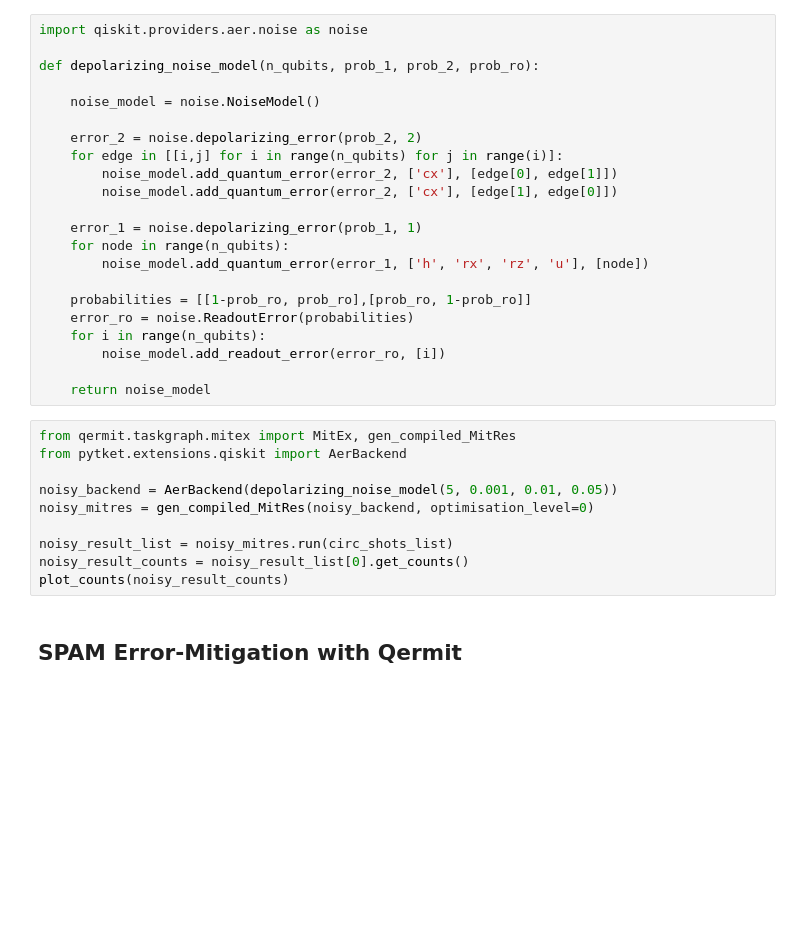
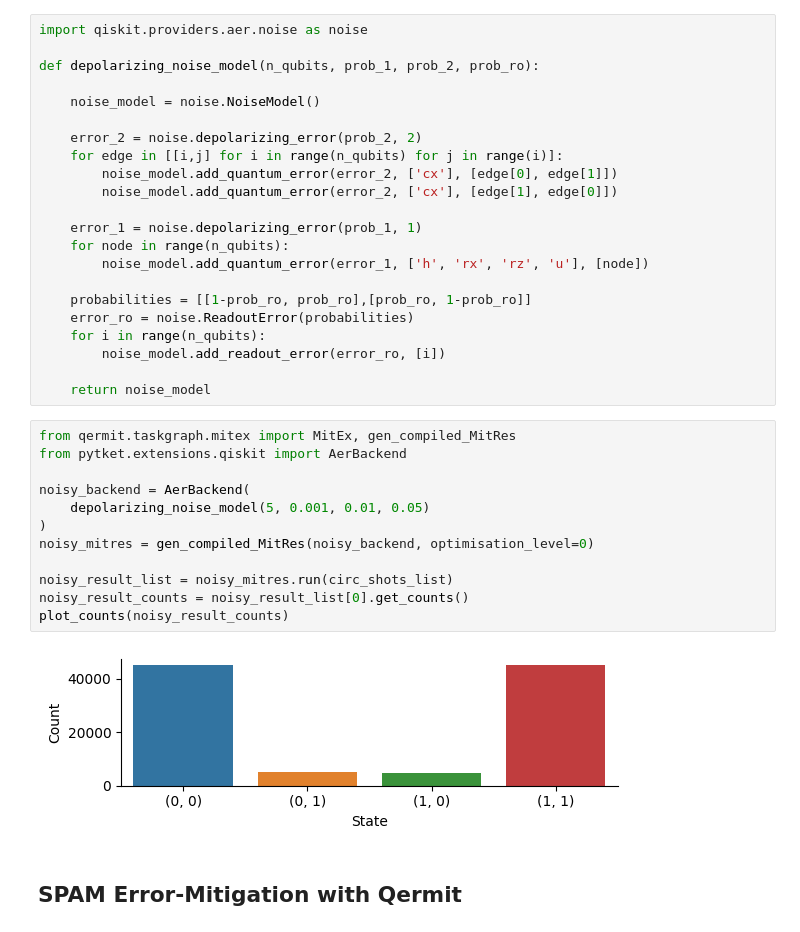
Before and after one commit to CQCL/IEEE_Quantum_Week, a Jupyter notebook: dan/Qermit.ipynb, the cells around one changed output. Cells and saved outputs as stored; diff of their text form; blank space fills up the shorter version.

```diff
--- a/dan/Qermit.ipynb
+++ b/dan/Qermit.ipynb
@@ -139,13 +154,17 @@ def depolarizing_noise_model(n_qubits, prob_1, prob_2, prob_ro):
 # %%
 from qermit.taskgraph.mitex import MitEx, gen_compiled_MitRes
 from pytket.extensions.qiskit import AerBackend
 
-noisy_backend = AerBackend(depolarizing_noise_model(5, 0.001, 0.01, 0.05))
+noisy_backend = AerBackend(
+    depolarizing_noise_model(5, 0.001, 0.01, 0.05)
+)
 noisy_mitres = gen_compiled_MitRes(noisy_backend, optimisation_level=0)
 
 noisy_result_list = noisy_mitres.run(circ_shots_list)
 noisy_result_counts = noisy_result_list[0].get_counts()
 plot_counts(noisy_result_counts)
+# %% [output]
+[figure, added]
 # %% [markdown]
 ## SPAM Error-Mitigation with Qermit
 # %%
```
Also changed, not shown: parts of 49 cells of this notebook, 4 other files.
